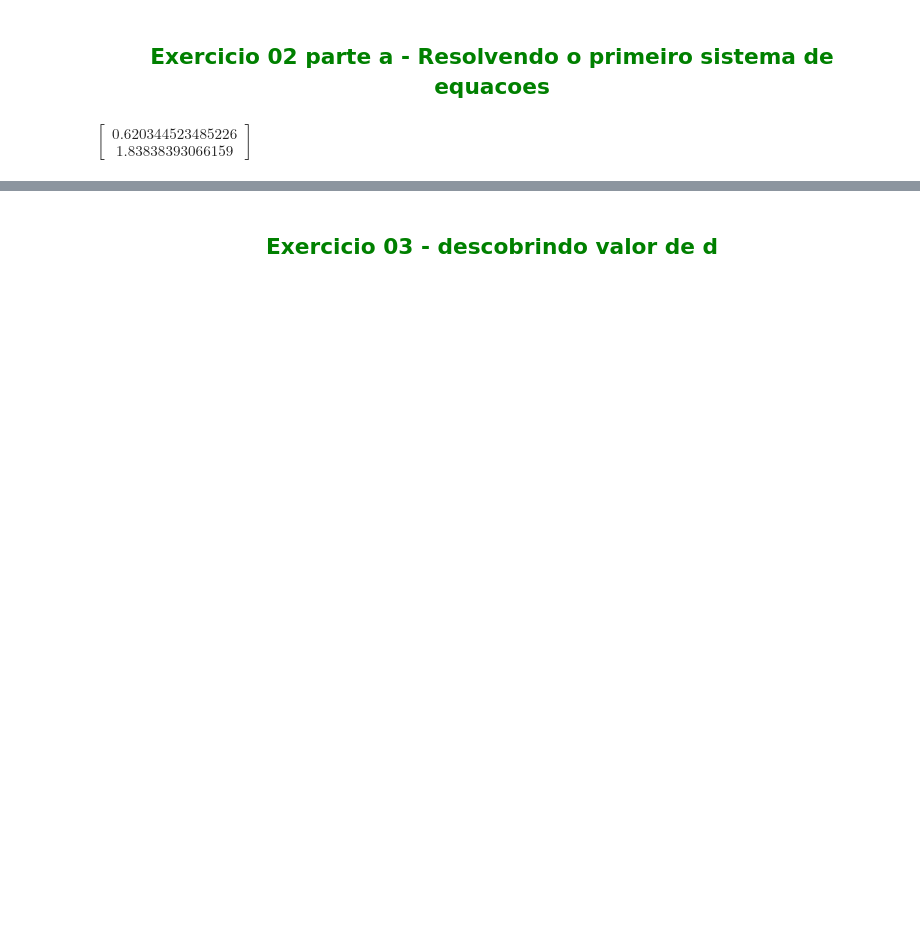
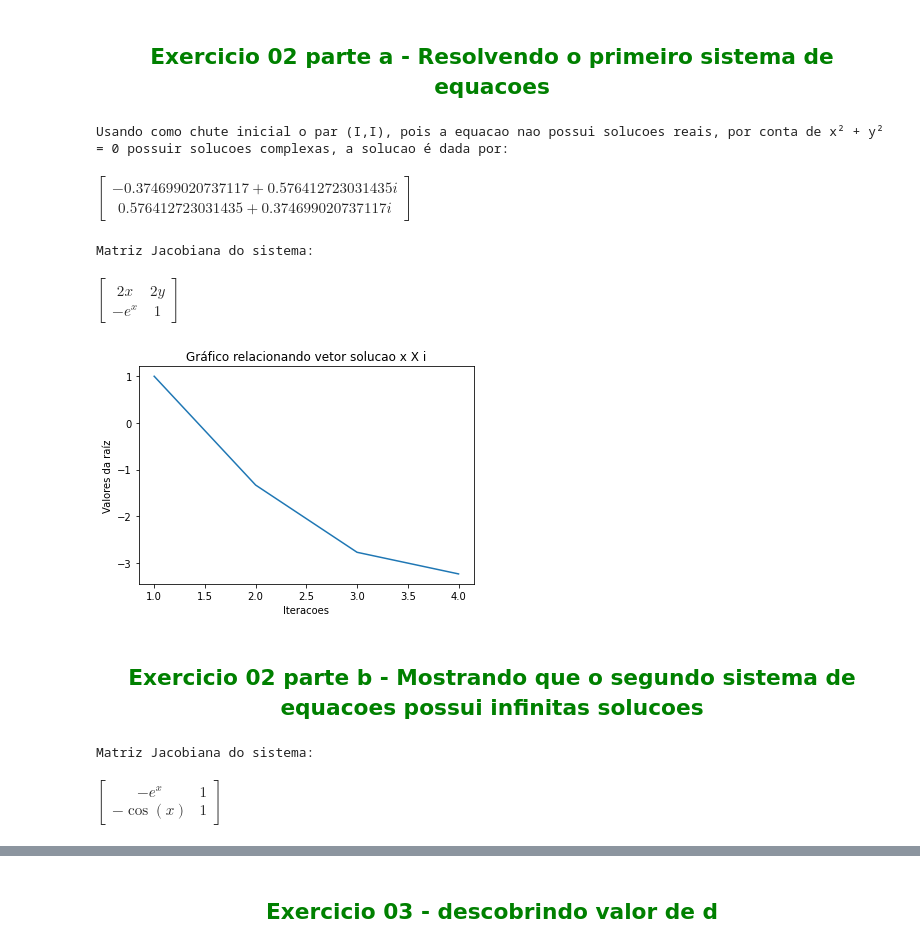
Before and after one commit to AntonioJCosta/Calculus-exercises, a Jupyter notebook: calculus_exam/Exercises.ipynb, the cells around one changed output, grey strips where cells are left out. Cells and saved outputs as stored; diff of their text form; code cells hidden in the pictures; blank space fills up the shorter version.

```diff
--- a/calculus_exam/Exercises.ipynb
+++ b/calculus_exam/Exercises.ipynb
@@ -91,12 +99,47 @@ $\displaystyle 11.610838471061$
 # %% [markdown]
 ## <center><span style="color:green">Exercicio 02 parte a - Resolvendo o primeiro sistema de equacoes</span><br/></center>
-# %%
-x, y = symbols('x y')
-# teste
-nsolve([x+y**2-4, exp(x)+x*y-3], [x, y], [1, 1])
-# %% [output]
-$\displaystyle \left[\begin{matrix}0.620344523485226\\1.83838393066159\end{matrix}\right]$
+# %%
+x, y = symbols('x y')
+f1 = x**2 + y**2
+f2 = -exp(x) + y
+print("Usando como chute inicial o par (I,I), pois a equacao nao possui solucoes reais, por conta de x² + y² = 0 possuir solucoes complexas, a solucao é dada por:")
+nsolve((f1, f2), (x, y), (I, I))
+# %% [output]
+Usando como chute inicial o par (I,I), pois a equacao nao possui solucoes reais, por conta de x² + y² = 0 possuir solucoes complexas, a solucao é dada por:
+$\displaystyle \left[\begin{matrix}-0.374699020737117 + 0.576412723031435 i\\0.576412723031435 + 0.374699020737117 i\end{matrix}\right]$
 # %%
-x, y = symbols('x y')
-# equacao real
-nsolve([x**2 + y**2, -exp(x) + y], [x, y], [-1, -1])
+print("Matriz Jacobiana do sistema:")
+Jacobian('x y',['x**2 + y**2', '-exp(x) + y'])
+# %% [output]
+Matriz Jacobiana do sistema:
+$\displaystyle \left[\begin{matrix}2 x & 2 y\\- e^{x} & 1\end{matrix}\right]$
+# %%
+# x axis values
+x = [1,2,3,4]
+# corresponding y axis values
+y = [1, -1.33,-2.77,-3.233]
+
+# plotting the points
+plt.plot(x, y)
+
+# naming the x axis
+plt.xlabel('Iteracoes')
+# naming the y axis
+plt.ylabel('Valores da raíz')
+
+# giving a title to my graph
+plt.title('Gráfico relacionando vetor solucao x X i')
+
+# function to show the plot
+plt.show()
+# %% [output]
+[figure, added]
+# %% [markdown]
+## <center><span style="color:green">Exercicio 02 parte b - Mostrando que o segundo sistema de equacoes possui infinitas solucoes</span><br/></center>
+# %%
+print("Matriz Jacobiana do sistema:")
+jacobian_matrix = Jacobian('x y', ['-exp(x) + y','-sin(x) + y'])
+jacobian_matrix
+# %% [output]
+Matriz Jacobiana do sistema:
+$\displaystyle \left[\begin{matrix}- e^{x} & 1\\- \cos{\left(x \right)} & 1\end{matrix}\right]$
```
Also changed, not shown: parts of 7 cells of this notebook.
